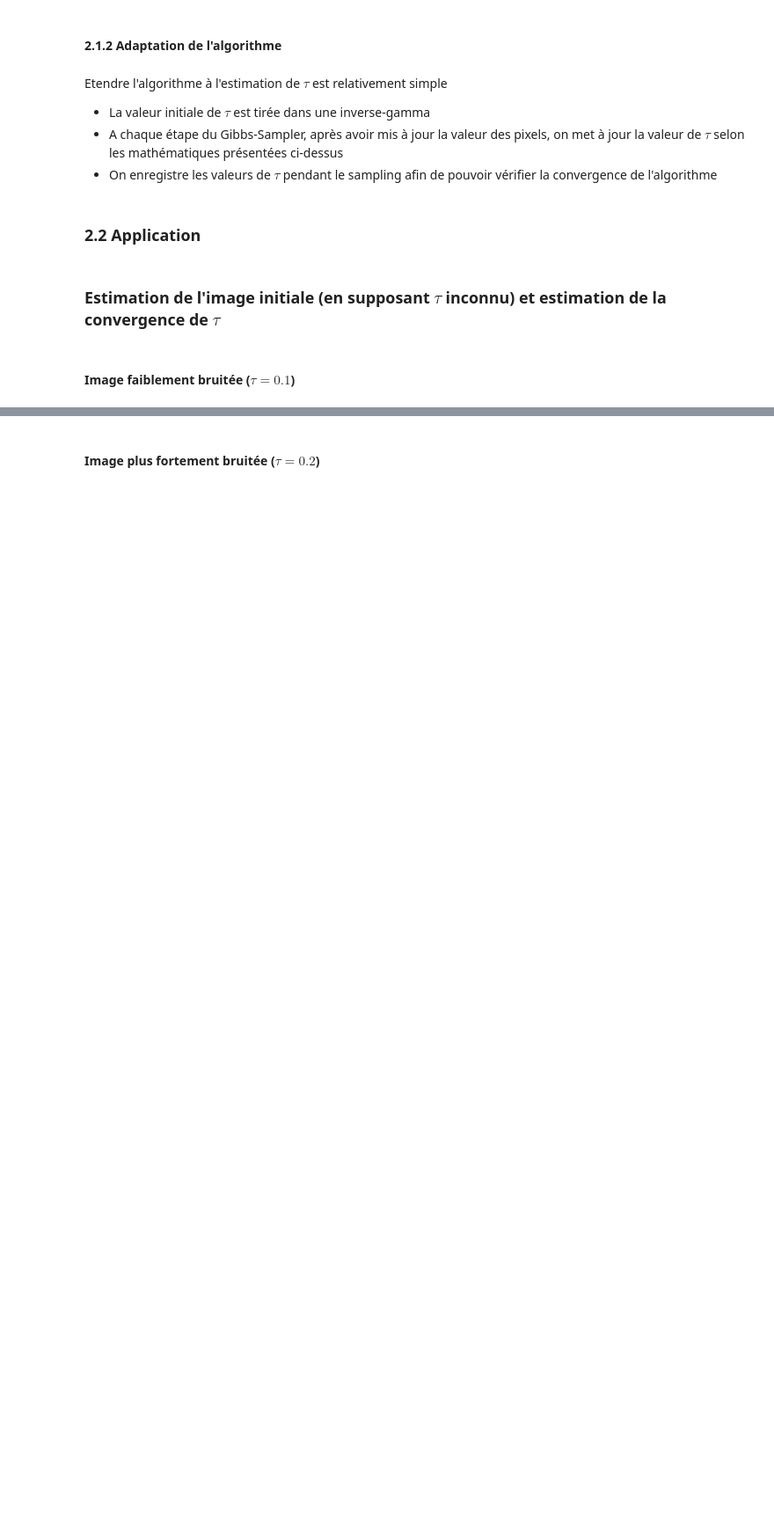
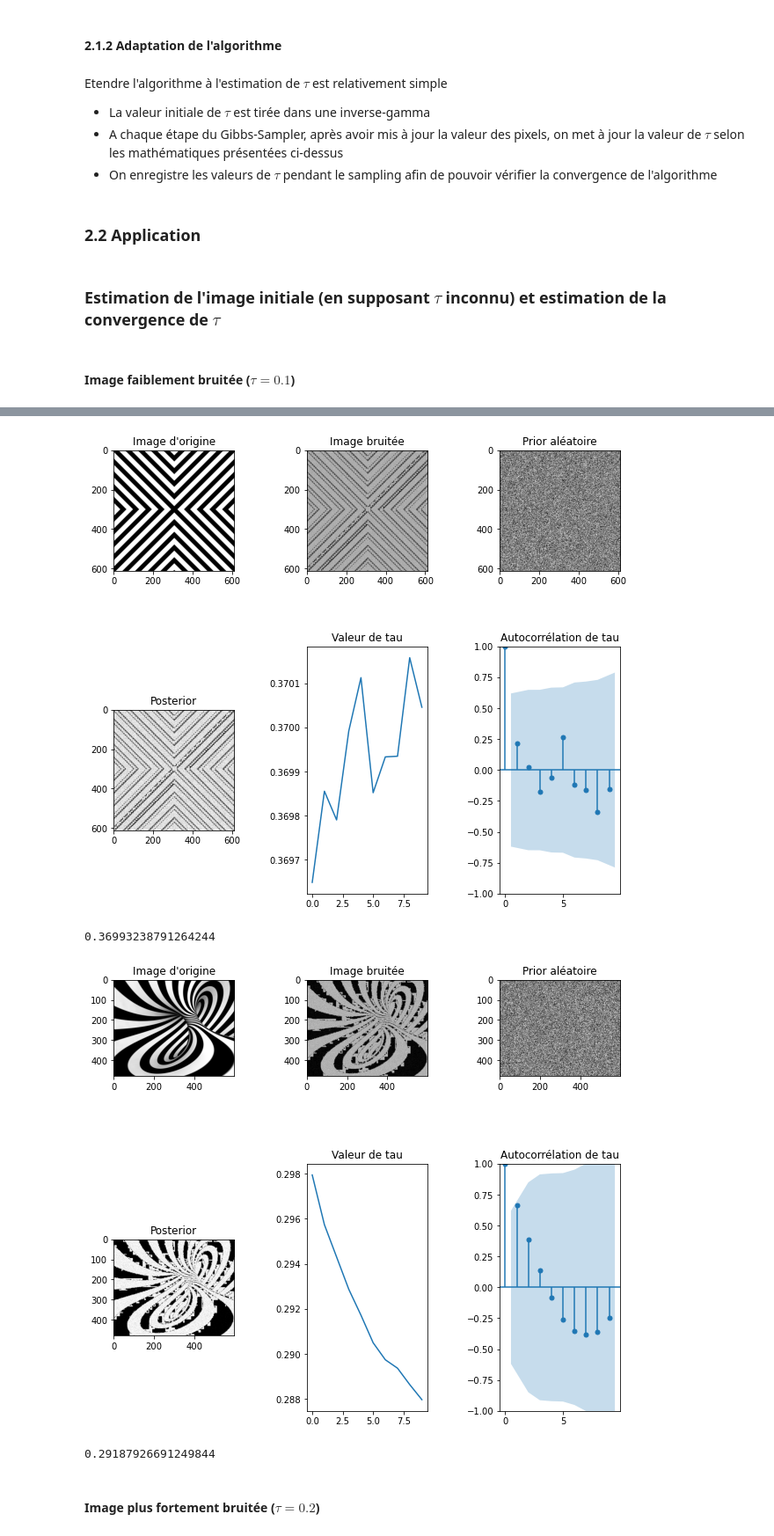
Before and after one commit to gvermersch/Ising_MC, a Jupyter notebook: MAIN.ipynb, the cells around one changed output, grey strips where cells are left out. Shown at 88% size. Drawn from its saved outputs; the diff is of its cells as text; code cells hidden in the pictures; blank space fills up the shorter version.

```diff
--- a/MAIN.ipynb
+++ b/MAIN.ipynb
@@ -678,13 +678,15 @@ plt.show()
 # %%
-posterior_qst2_poke = get_posterior2("data/poke.png","data/poke_noise_TAU=0.1_MU=0_1.png", 1000, 100, ALPHA = 0.2, BETA = 0.2,
-                          deter = True)
-plt.show()
 posterior_qst2_triangle = get_posterior2("data/triangle.png","data/triangle_noise_TAU=0.1_MU=0_1.png", 5, 10, ALPHA = 0.2, BETA = 0.2,
                           deter = True)
 plt.show()
 posterior_qst2_spirale = get_posterior2("data/spirale.png","data/spirale_noise_TAU=0.1_MU=0_1.png", 5, 10, ALPHA = 0.2, BETA = 0.2,
                           deter = True)
 plt.show()
+# %% [output]
+[figure, added]
+0.36993238791264244
+[figure, added]
+0.29187926691249844
 # %% [markdown]
 #### Image plus fortement bruitée ($\tau=0.2$)
 # %%
```
Also changed, not shown: parts of 4 cells of this notebook.
